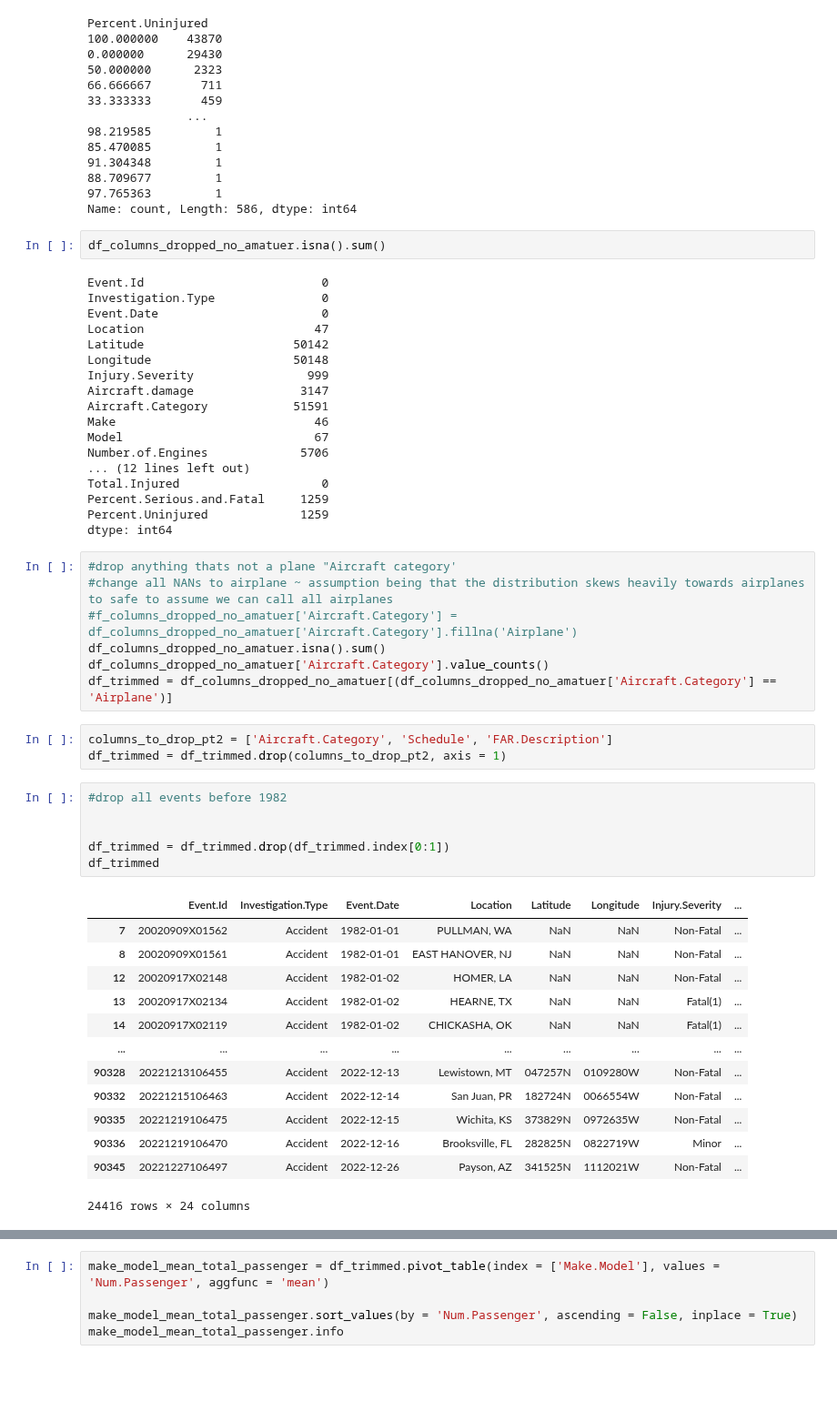
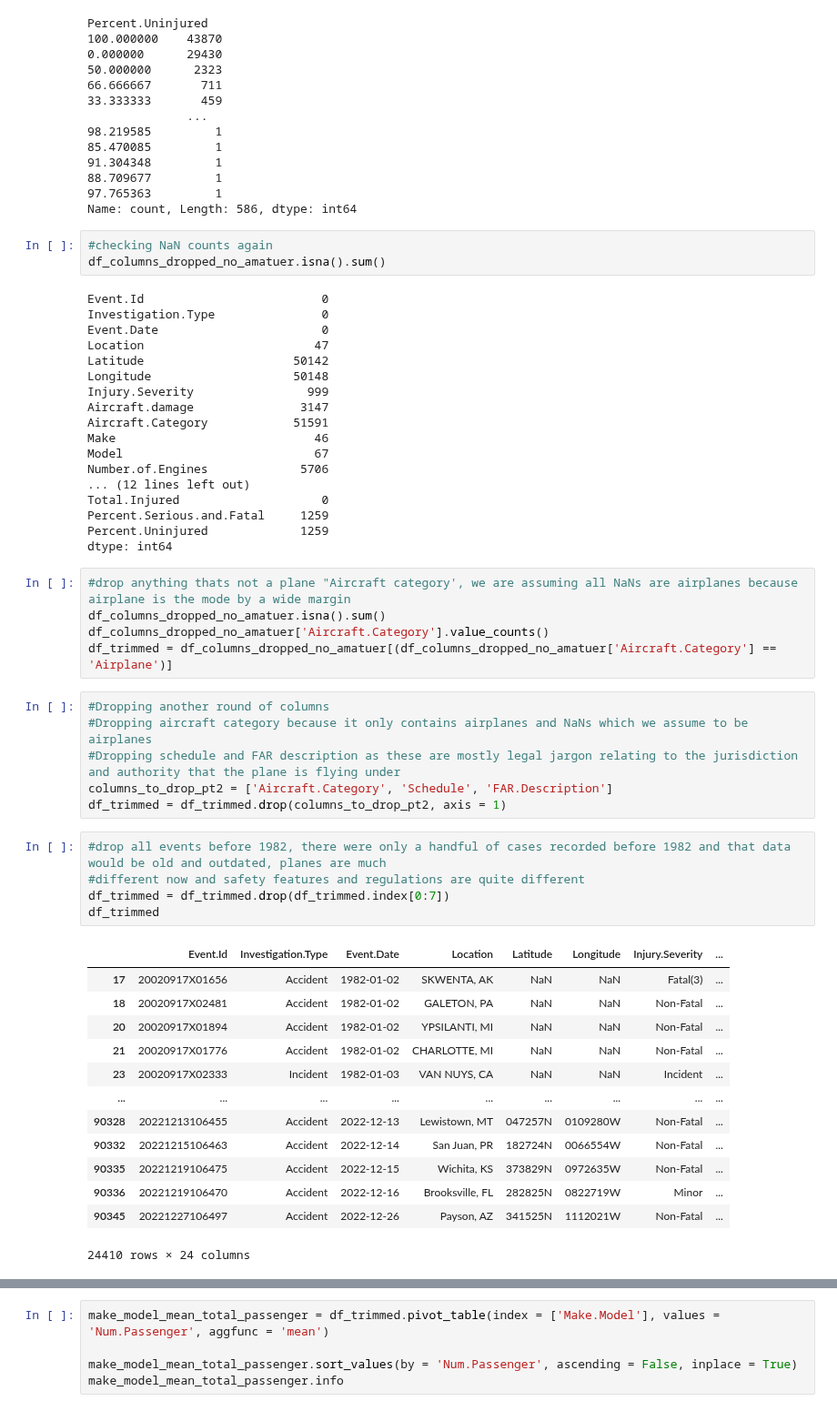
Before and after one commit to learn-co-curriculum/dsc-phase-1-project-v3, a Jupyter notebook: Data_Exploration_Cleaning.ipynb, the cells around one changed output, grey strips where cells are left out. Shown at 91% size. Drawn from its saved outputs; the diff is of its cells as text; blank space fills up the shorter version.

Commit message:
final version of data cleaning and exploration, merged noah workspace in

```diff
--- a/Data_Exploration_Cleaning.ipynb
+++ b/Data_Exploration_Cleaning.ipynb
@@ -222,6 +222,7 @@ Percent.Uninjured
 97.765363         1
 Name: count, Length: 586, dtype: int64
 # %%
+#checking NaN counts again
 df_columns_dropped_no_amatuer.isna().sum()
 # %% [output]
 Event.Id                         0
@@ -242,32 +243,32 @@ Percent.Serious.and.Fatal     1259
 Percent.Uninjured             1259
 dtype: int64
 # %%
-#drop anything thats not a plane "Aircraft category'
-#change all NANs to airplane ~ assumption being that the distribution skews heavily towards airplanes to safe to assume we can call all airplanes
-#f_columns_dropped_no_amatuer['Aircraft.Category'] = df_columns_dropped_no_amatuer['Aircraft.Category'].fillna('Airplane')
+#drop anything thats not a plane "Aircraft category', we are assuming all NaNs are airplanes because airplane is the mode by a wide margin
 df_columns_dropped_no_amatuer.isna().sum()
 df_columns_dropped_no_amatuer['Aircraft.Category'].value_counts()
 df_trimmed = df_columns_dropped_no_amatuer[(df_columns_dropped_no_amatuer['Aircraft.Category'] == 'Airplane')]
 # %%
+#Dropping another round of columns
+#Dropping aircraft category because it only contains airplanes and NaNs which we assume to be airplanes
+#Dropping schedule and FAR description as these are mostly legal jargon relating to the jurisdiction and authority that the plane is flying under
 columns_to_drop_pt2 = ['Aircraft.Category', 'Schedule', 'FAR.Description']
 df_trimmed = df_trimmed.drop(columns_to_drop_pt2, axis = 1)
 # %%
-#drop all events before 1982
-
-
-df_trimmed = df_trimmed.drop(df_trimmed.index[0:1])
+#drop all events before 1982, there were only a handful of cases recorded before 1982 and that data would be old and outdated, planes are much
+#different now and safety features and regulations are quite different
+df_trimmed = df_trimmed.drop(df_trimmed.index[0:7])
 df_trimmed
 # %% [output]
 |  | Event.Id | Investigation.Type | Event.Date | Location | Latitude | Longitude | Injury.Severity | ... |
-| 7 | 20020909X01562 | Accident | 1982-01-01 | PULLMAN, WA | NaN | NaN | Non-Fatal | ... |
-| 8 | 20020909X01561 | Accident | 1982-01-01 | EAST HANOVER, NJ | NaN | NaN | Non-Fatal | ... |
-| 12 | 20020917X02148 | Accident | 1982-01-02 | HOMER, LA | NaN | NaN | Non-Fatal | ... |
-| 13 | 20020917X02134 | Accident | 1982-01-02 | HEARNE, TX | NaN | NaN | Fatal(1) | ... |
-| 14 | 20020917X02119 | Accident | 1982-01-02 | CHICKASHA, OK | NaN | NaN | Fatal(1) | ... |
+| 17 | 20020917X01656 | Accident | 1982-01-02 | SKWENTA, AK | NaN | NaN | Fatal(3) | ... |
+| 18 | 20020917X02481 | Accident | 1982-01-02 | GALETON, PA | NaN | NaN | Non-Fatal | ... |
+| 20 | 20020917X01894 | Accident | 1982-01-02 | YPSILANTI, MI | NaN | NaN | Non-Fatal | ... |
+| 21 | 20020917X01776 | Accident | 1982-01-02 | CHARLOTTE, MI | NaN | NaN | Non-Fatal | ... |
+| 23 | 20020917X02333 | Incident | 1982-01-03 | VAN NUYS, CA | NaN | NaN | Incident | ... |
 | ... | ... | ... | ... | ... | ... | ... | ... | ... |
 | 90328 | 20221213106455 | Accident | 2022-12-13 | Lewistown, MT | 047257N | 0109280W | Non-Fatal | ... |
 | 90332 | 20221215106463 | Accident | 2022-12-14 | San Juan, PR | 182724N | 0066554W | Non-Fatal | ... |
 | 90335 | 20221219106475 | Accident | 2022-12-15 | Wichita, KS | 373829N | 0972635W | Non-Fatal | ... |
 | 90336 | 20221219106470 | Accident | 2022-12-16 | Brooksville, FL | 282825N | 0822719W | Minor | ... |
 | 90345 | 20221227106497 | Accident | 2022-12-26 | Payson, AZ | 341525N | 1112021W | Non-Fatal | ... |
-24416 rows × 24 columns
+24410 rows × 24 columns
```
Also changed, not shown: parts of 20 cells of this notebook, 2 other files.
